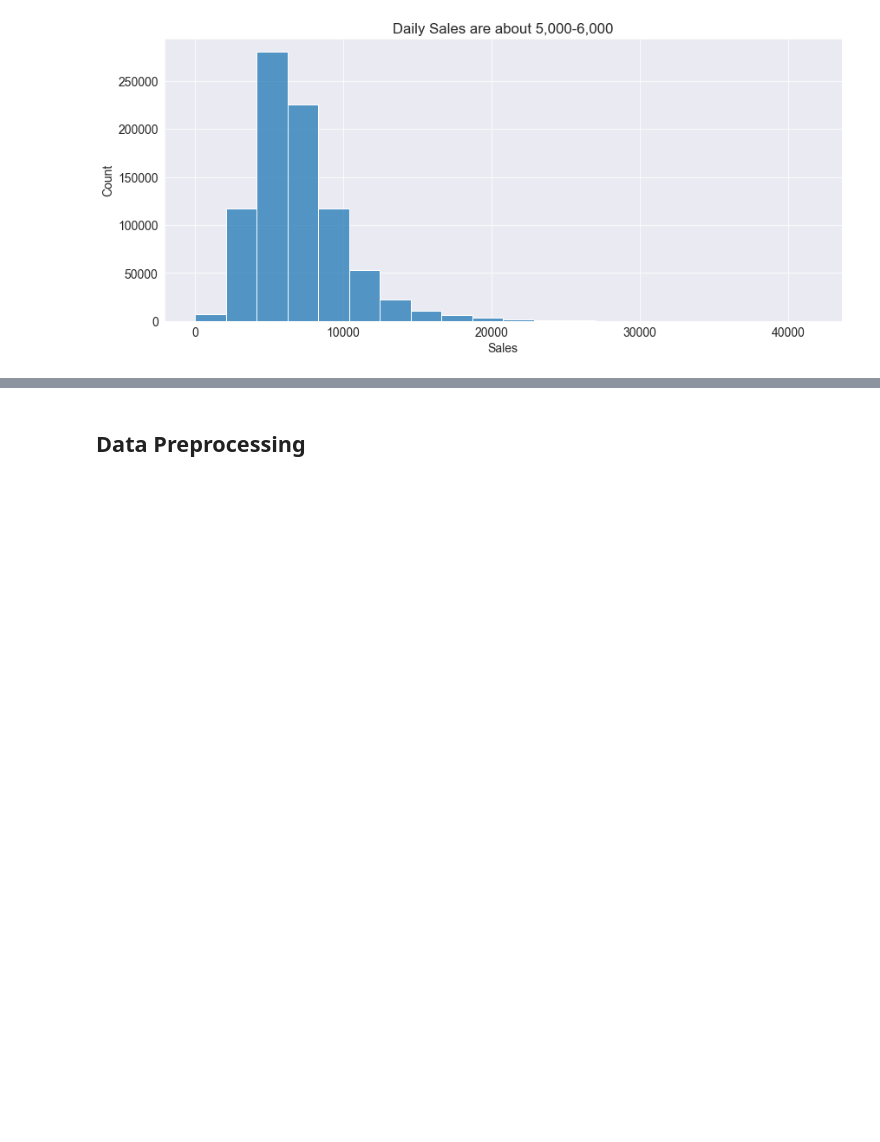
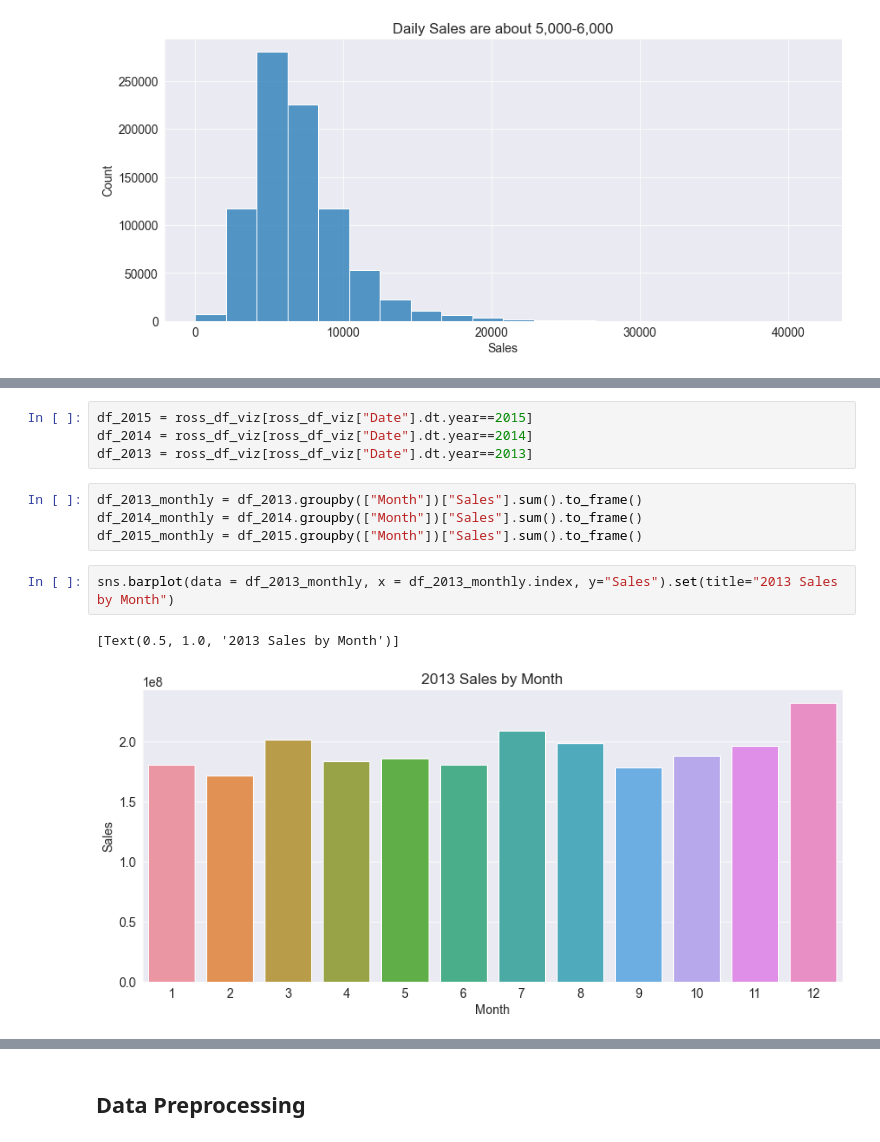
Before and after one commit to daraneeS/REGRESSION-XGBoost_Retail_Sales_Predict, a Jupyter notebook: Rossman_Store_Sale.ipynb, the cells around one changed output, grey strips where cells are left out. Saved outputs shown, nothing was run; the diff lists cells and outputs as text; blank space fills up the shorter version.

```diff
--- a/Rossman_Store_Sale.ipynb
+++ b/Rossman_Store_Sale.ipynb
@@ -201,0 +209,13 @@ sns.histplot(data=ross_df_viz[Open_1], x="Customers", bins=50).set(title="")
+# %%
+df_2015 = ross_df_viz[ross_df_viz["Date"].dt.year==2015]
+df_2014 = ross_df_viz[ross_df_viz["Date"].dt.year==2014]
+df_2013 = ross_df_viz[ross_df_viz["Date"].dt.year==2013]
+# %%
+df_2013_monthly = df_2013.groupby(["Month"])["Sales"].sum().to_frame()
+df_2014_monthly = df_2014.groupby(["Month"])["Sales"].sum().to_frame()
+df_2015_monthly = df_2015.groupby(["Month"])["Sales"].sum().to_frame()
+# %%
+sns.barplot(data = df_2013_monthly, x = df_2013_monthly.index, y="Sales").set(title="2013 Sales by Month")
+# %% [output]
+[Text(0.5, 1.0, '2013 Sales by Month')]
+[figure, added]
```
Also changed, not shown: parts of 26 cells of this notebook.
